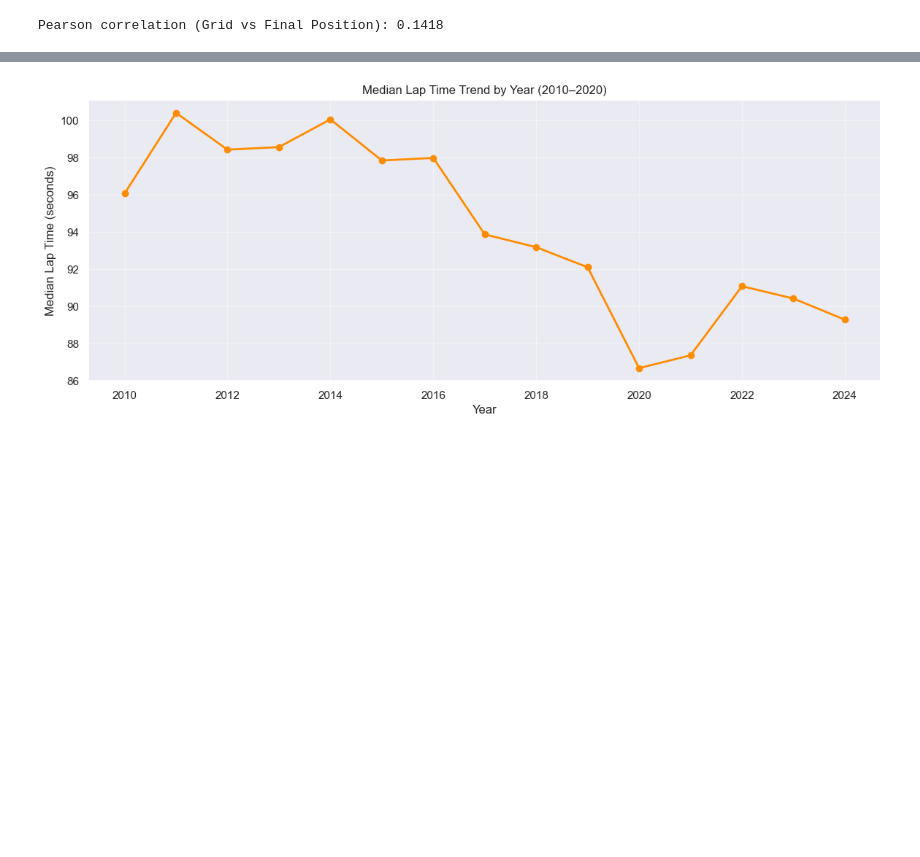
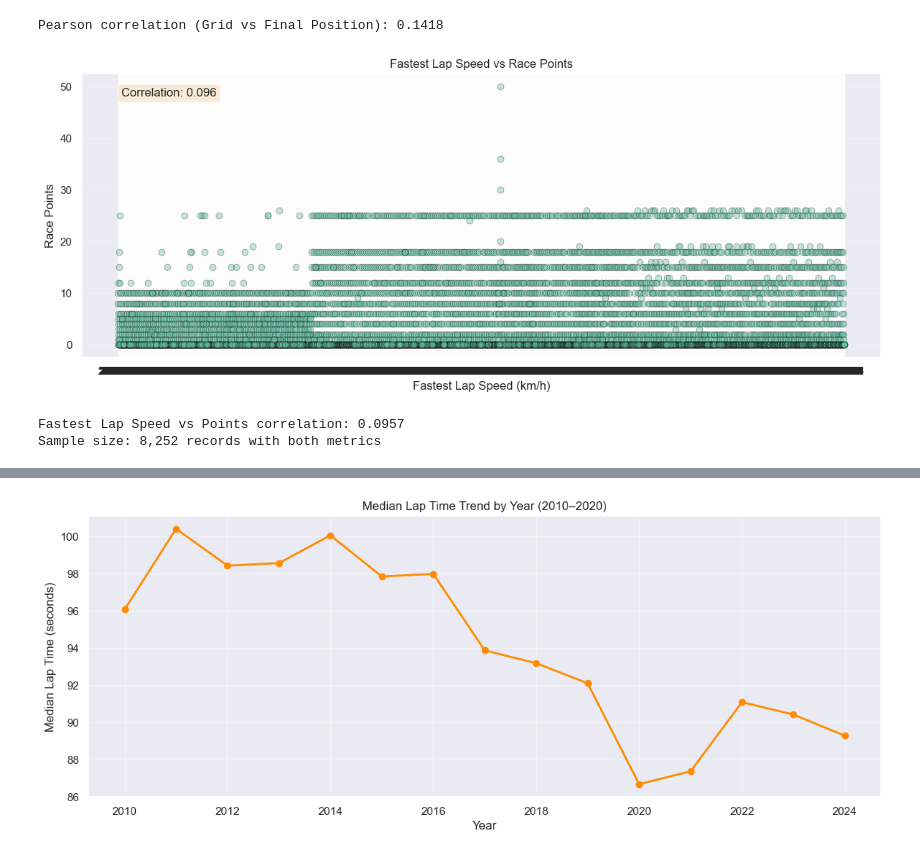
Before and after one commit to dishantkachhadiya/f1-analysis, a Jupyter notebook: F1_Data_Analytics_Starter.ipynb, the cells around one changed output, grey strips where cells are left out. Cells and saved outputs as stored; diff of their text form; code cells hidden in the pictures; blank space fills up the shorter version.

```diff
--- a/F1_Data_Analytics_Starter.ipynb
+++ b/F1_Data_Analytics_Starter.ipynb
@@ -330,33 +353,40 @@ Pearson correlation (Grid vs Final Position): 0.1418
 # Check if fastestLapSpeed column exists and has data
 if 'fastestLapSpeed' in race_master.columns:
     speed_points = race_master[['fastestLapSpeed', 'points']].dropna()
 
     if len(speed_points) > 0:
         plt.figure(figsize=(12, 5))
         plt.scatter(speed_points['fastestLapSpeed'], speed_points['points'],
                    alpha=0.4, edgecolor='k', linewidth=0.5, s=40)
         plt.xlabel('Fastest Lap Speed (km/h)')
         plt.ylabel('Race Points')
         plt.title('Fastest Lap Speed vs Race Points')
         plt.grid(alpha=0.3)
 
         # Add correlation coefficient
+        speed_points['fastestLapSpeed'] = pd.to_numeric(speed_points['fastestLapSpeed'], errors='coerce')
+        speed_points['points'] = pd.to_numeric(speed_points['points'], errors='coerce')
+        speed_points = speed_points.dropna(subset=['fastestLapSpeed', 'points'])
         corr = speed_points['fastestLapSpeed'].corr(speed_points['points'])
         plt.text(0.05, 0.95, f'Correlation: {corr:.3f}',
                 transform=plt.gca().transAxes, fontsize=12,
                 bbox=dict(boxstyle='round', facecolor='wheat', alpha=0.5),
                 verticalalignment='top')
 
         plt.tight_layout()
         plt.savefig('fastest_lap_speed_vs_points.png', dpi=120)
         plt.show()
 
         print(f'Fastest Lap Speed vs Points correlation: {corr:.4f}')
         print(f'Sample size: {len(speed_points):,} records with both metrics')
     else:
         print('No records with both fastestLapSpeed and points data')
 else:
     print('fastestLapSpeed column not found in race_master')
+# %% [output]
+[figure, added]
+Fastest Lap Speed vs Points correlation: 0.0957
+Sample size: 8,252 records with both metrics
 # %%
 # Q3 Qualifying Time vs Grid Position
 # Merge qualifying data if not already merged
```
Also changed, not shown: parts of 21 cells of this notebook.
